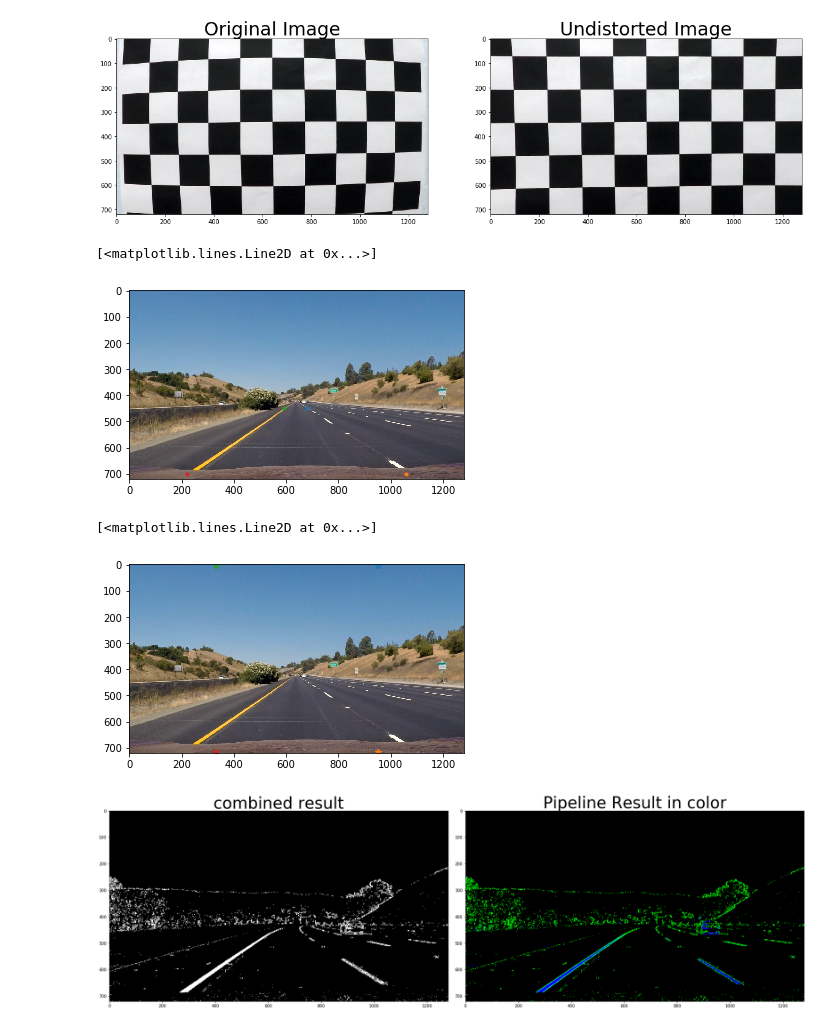
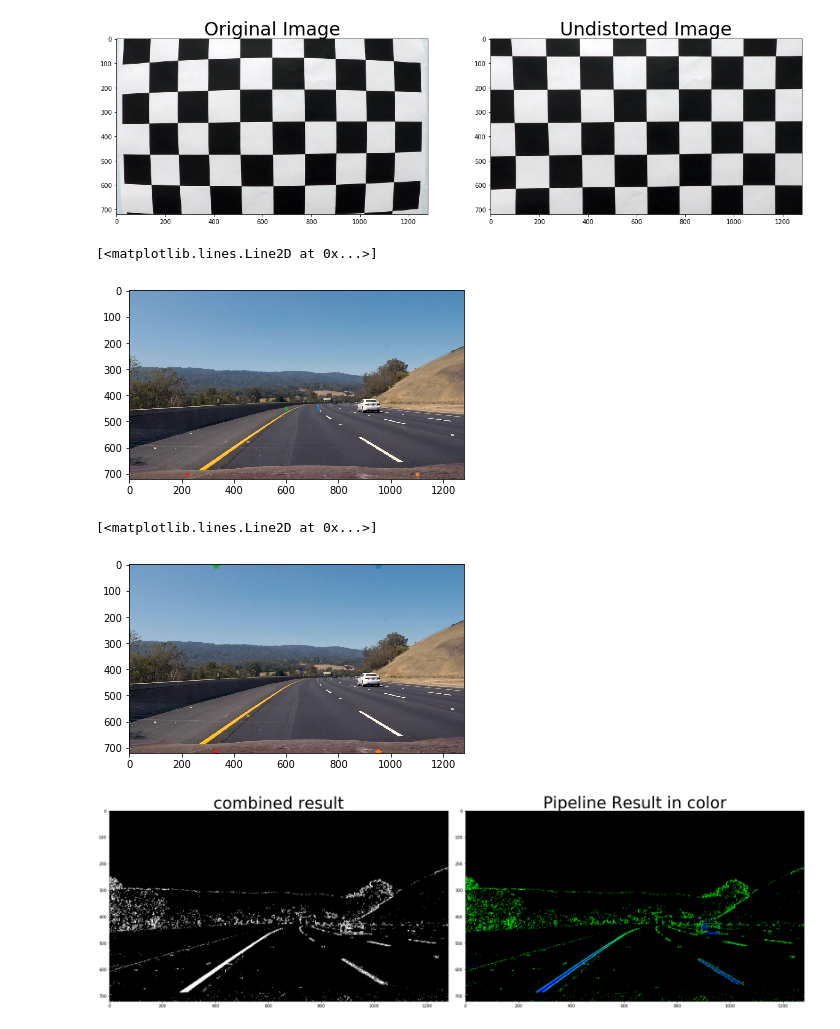
Before and after one commit to zeus2102/CarND-Advanced-Lane-Lines, a Jupyter notebook: source_code/advanced_lane_lines.ipynb, the cells around one changed output. Drawn from its saved outputs; the diff is of its cells as text; code cells hidden in the pictures.

Commit message:
polyfitted histograms done

```diff
--- a/source_code/advanced_lane_lines.ipynb
+++ b/source_code/advanced_lane_lines.ipynb
@@ -87,20 +87,20 @@ Text(0.5,1,'Undistorted Image')
 # %%
 import matplotlib.image as mpimg
 
-image_coord = mpimg.imread('../test_images/straight_lines1.jpg')
+image_coord = mpimg.imread('../test_images/test3.jpg')
 plt.imshow(image_coord)
 
-plt.plot(680,450,'.') # top-right
-plt.plot(1060,700,'.') # bottom-right
-plt.plot(590,450,'.') # top-left
+plt.plot(720,450,'.') # top-right
+plt.plot(1100,700,'.') # bottom-right
+plt.plot(600,450,'.') # top-left
 plt.plot(220,700,'.') # bottom-left
 # %% [output]
 [<matplotlib.lines.Line2D at 0x...>]
-[figure, old version]
+[figure, new version]
 # %%
 import matplotlib.image as mpimg
 
-image_coord = mpimg.imread('../test_images/straight_lines1.jpg')
+image_coord = mpimg.imread('../test_images/test3.jpg')
 plt.imshow(image_coord)
 
 plt.plot(950,5,'*') # top-right
@@ -109,7 +109,7 @@ plt.plot(330,5,'*') # top-left
 plt.plot(330,715,'*') # bottom-left
 # %% [output]
 [<matplotlib.lines.Line2D at 0x...>]
-[figure, old version]
+[figure, new version]
 # %%
 image = mpimg.imread('../test_images/test3.jpg')
 
```
Also changed, not shown: parts of 3 cells of this notebook, 3 other files.
